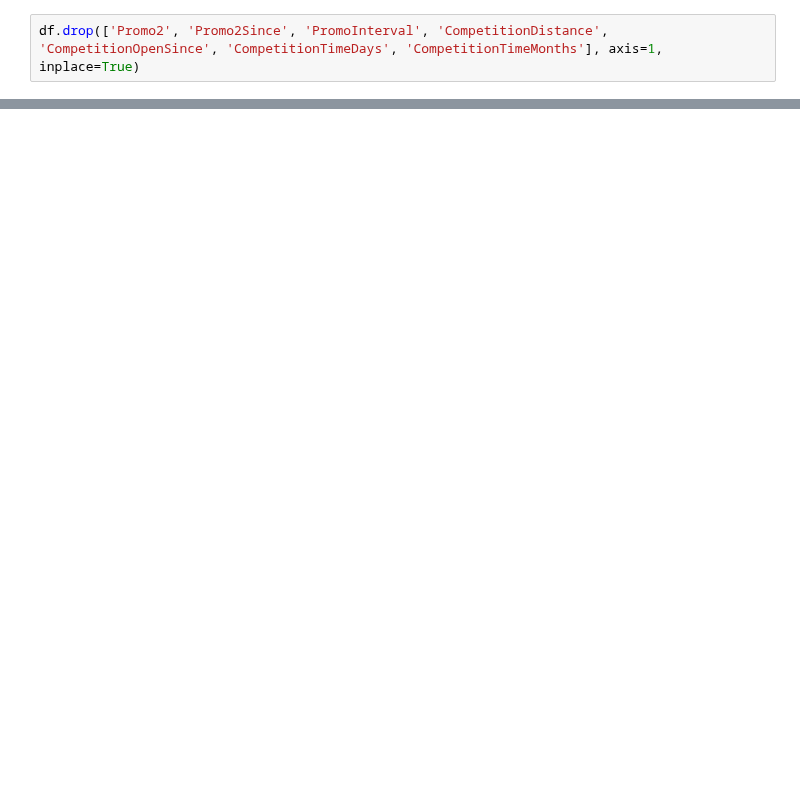
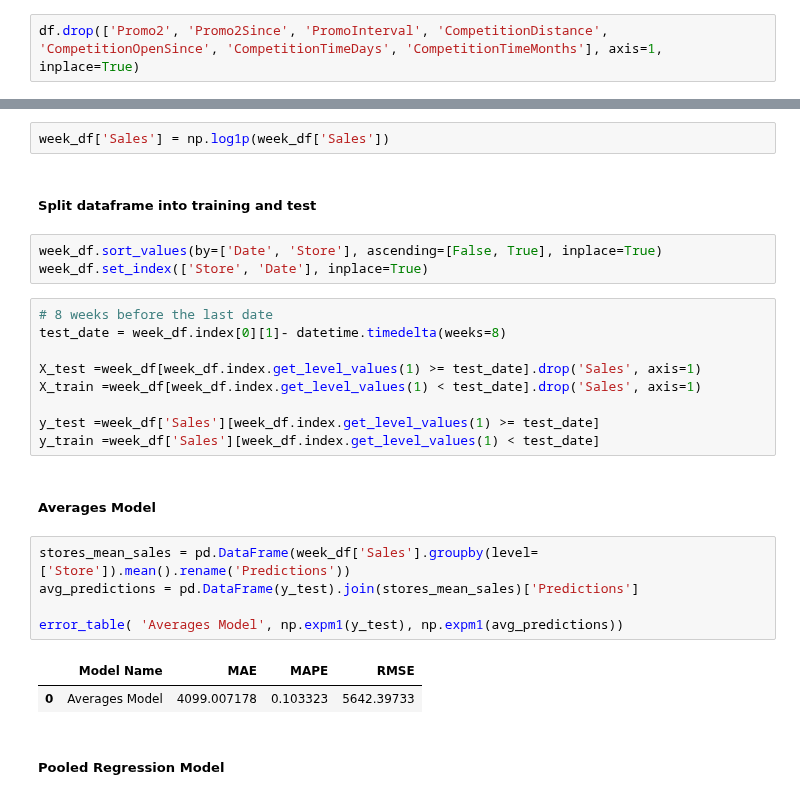
Before and after one commit to xaviermondragon/rossmann, a Jupyter notebook: notebooks/weekly_modelling.ipynb, the cells around one changed output, grey strips where cells are left out. Cells and saved outputs as stored; diff of their text form; blank space fills up the shorter version.

Commit message:
Averages model.

```diff
--- a/notebooks/weekly_modelling.ipynb
+++ b/notebooks/weekly_modelling.ipynb
@@ -158,0 +141,28 @@ sales_stores_df.describe()
+# %%
+week_df['Sales'] = np.log1p(week_df['Sales'])
+# %% [markdown]
+##### Split dataframe into training and test
+# %%
+week_df.sort_values(by=['Date', 'Store'], ascending=[False, True], inplace=True)
+week_df.set_index(['Store', 'Date'], inplace=True)
+# %%
+# 8 weeks before the last date
+test_date = week_df.index[0][1]- datetime.timedelta(weeks=8)
+
+X_test =week_df[week_df.index.get_level_values(1) >= test_date].drop('Sales', axis=1)
+X_train =week_df[week_df.index.get_level_values(1) < test_date].drop('Sales', axis=1)
+
+y_test =week_df['Sales'][week_df.index.get_level_values(1) >= test_date]
+y_train =week_df['Sales'][week_df.index.get_level_values(1) < test_date]
+# %% [markdown]
+##### Averages Model
+# %%
+stores_mean_sales = pd.DataFrame(week_df['Sales'].groupby(level=['Store']).mean().rename('Predictions'))
+avg_predictions = pd.DataFrame(y_test).join(stores_mean_sales)['Predictions']
+
+error_table( 'Averages Model', np.expm1(y_test), np.expm1(avg_predictions))
+# %% [output]
+|  | Model Name | MAE | MAPE | RMSE |
+| 0 | Averages Model | 4099.007178 | 0.103323 | 5642.39733 |
+# %% [markdown]
+##### Pooled Regression Model
```
Also changed, not shown: parts of 33 cells of this notebook, 1 other file.
